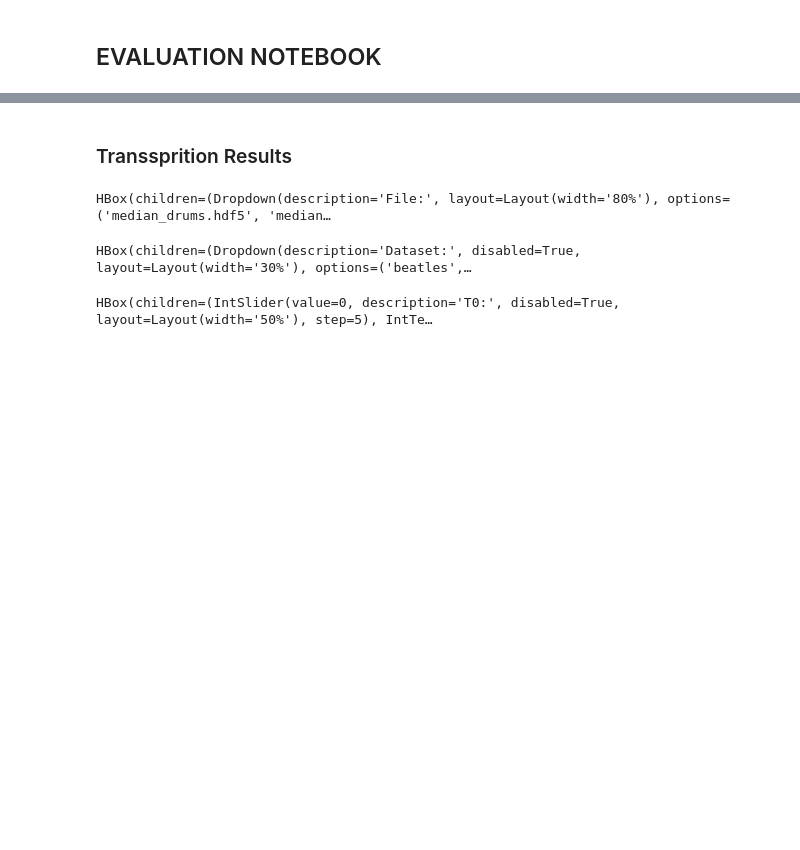
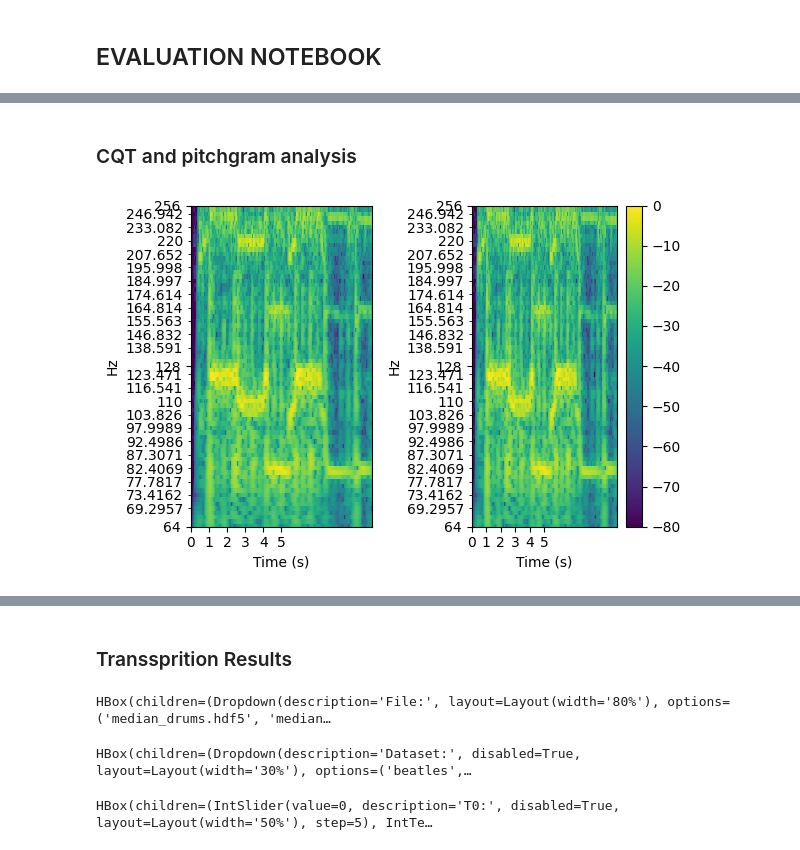
Before and after one commit to Maushax-jpg/chord-recognition, a Jupyter notebook: acr_evaluation.ipynb, the cells around one changed output, grey strips where cells are left out. Cells and saved outputs as stored; diff of their text form; code cells hidden in the pictures; blank space fills up the shorter version.

```diff
--- a/acr_evaluation.ipynb
+++ b/acr_evaluation.ipynb
@@ -2,0 +33,43 @@
+# %% [markdown]
+### CQT and pitchgram analysis
+# %%
+import librosa
+import numpy as np
+import utils
+import matplotlib.pyplot as plt
+from scipy.fftpack import dct,idct
+import dataloader
+import librosa.display
+
+dset = "beatles"
+track_id = "0105"
+
+## Boys: 0105 -> blurry bass note  Tuning?
+## Anna: 0103
+
+dataset = dataloader.Dataloader(dset,"/home/max/ET-TI/Masterarbeit/chord-recognition/mirdata","none")
+audiopath, annotationpath = dataset[track_id]
+sig = utils.loadAudiofile(audiopath,duration=10)
+gt = utils.loadChordAnnotations(annotationpath)
+
+####### tuned CQT ############
+midi_start = 24
+octaves = 7
+cqt_params = {"sr":22050,"bins_per_octave":36,"hop_length":1024,"fmin":librosa.midi_to_hz(midi_start)}
+
+estimated_tuning = librosa.estimate_tuning(y=sig,sr=22050,bins_per_octave=36)
+C = np.abs(librosa.vqt(sig,filter_scale=1,tuning=estimated_tuning,gamma=0,n_bins=octaves*36, **cqt_params))
+fig,(ax0,ax1) = plt.subplots(1,2,figsize=(6,4))
+img = librosa.display.specshow(librosa.amplitude_to_db(C,ref=np.max),
+                         ax=ax0,y_axis="cqt_hz",x_axis="s",cmap="viridis",**cqt_params)
+img = librosa.display.specshow(librosa.amplitude_to_db(C,ref=np.max),
+                         ax=ax1,y_axis="cqt_hz",x_axis="s",cmap="viridis",**cqt_params)
+ax1.set_ylim(librosa.midi_to_hz(45),librosa.midi_to_hz(75))
+for ax in [ax0,ax1]:
+    ax.set_xlim(0,10)
+    ax.set_xticks([0,1,2,3,4,5])
+    ax.set_ylim(64,256)
+fig.colorbar(img);
+fig.tight_layout()
+# %% [output]
+[figure, added]
```
Also changed, not shown: parts of 11 cells of this notebook, 7 other files.
